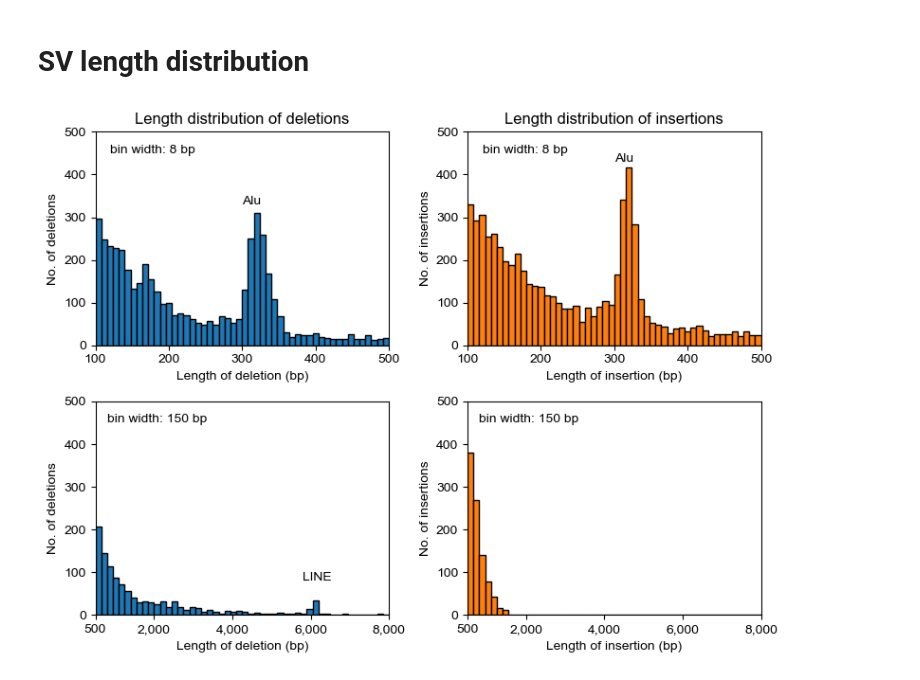
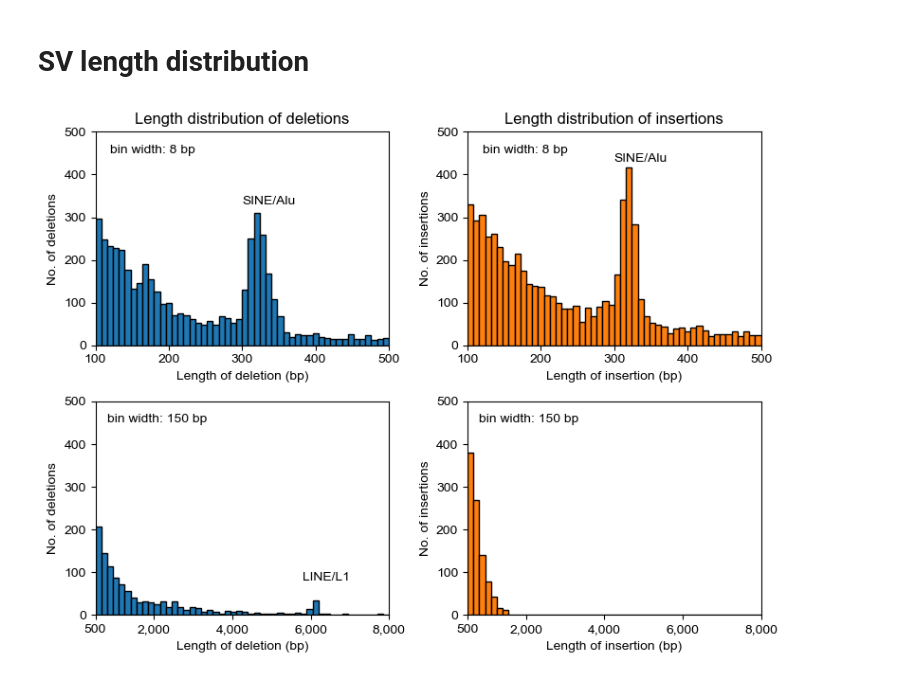
Before and after one commit to Ckenen/NanoStrandseq-Project-Workstation, a Jupyter notebook: 0_PlotFigures/02_pseudobulk/04_number_and_length_of_sv.ipynb, the cells around one changed output. Drawn from its saved outputs; the diff is of its cells as text; code cells hidden in the pictures.

Commit message:
Checked 0_PlotFigures

```diff
--- a/0_PlotFigures/02_pseudobulk/04_number_and_length_of_sv.ipynb
+++ b/0_PlotFigures/02_pseudobulk/04_number_and_length_of_sv.ipynb
@@ -98,7 +98,7 @@ plt.xlabel("Length of deletion (bp)")
 plt.ylabel("No. of deletions")
 plt.xlim(100, 500)
 plt.ylim(0, 500)
-plt.text(300, 330, "Alu")
+plt.text(300, 330, "SINE/Alu")
 plt.text(120, 450, "bin width: 8 bp")
 
 ax = axs[1][0]
@@ -108,34 +108,34 @@ plt.xlabel("Length of deletion (bp)")
 plt.ylabel("No. of deletions")
 plt.ylim(0, 500)
 plt.xlim(500, 8000)
-plt.text(5800, 80, "LINE")
+plt.text(5800, 80, "LINE/L1")
 xs = [500, 2000, 4000, 6000, 8000]
 plt.xticks(xs, [format(x, ",") for x in xs])
 plt.text(800, 450, "bin width: 150 bp")
 
 ax = axs[0][1]
 plt.sca(ax)
 plt.hist(vs2, range=(100, 500), bins=50, edgecolor="black", color="C1")
 plt.title("Length distribution of insertions")
 plt.xlabel("Length of insertion (bp)")
 plt.ylabel("No. of insertions")
 plt.xlim(100, 500)
 plt.ylim(0, 500)
-plt.text(300, 430, "Alu")
+plt.text(300, 430, "SINE/Alu")
 plt.text(120, 450, "bin width: 8 bp")
 
 ax = axs[1][1]
 plt.sca(ax)
 plt.hist(vs2, range=(500, 8000), bins=50, edgecolor="black", color="C1")
 plt.xlabel("Length of insertion (bp)")
 plt.ylabel("No. of insertions")
 plt.xlim(500, 8000)
 plt.ylim(0, 500)
 xs = [500, 2000, 4000, 6000, 8000]
 plt.xticks(xs, [format(x, ",") for x in xs])
 plt.text(800, 450, "bin width: 150 bp")
 
 plt.tight_layout()
 plt.savefig("figures/sv_length_distribution.pdf", dpi=300)
 # %% [output]
-[figure, old version]
+[figure, new version]
```
Also changed, not shown: 11 other files.
